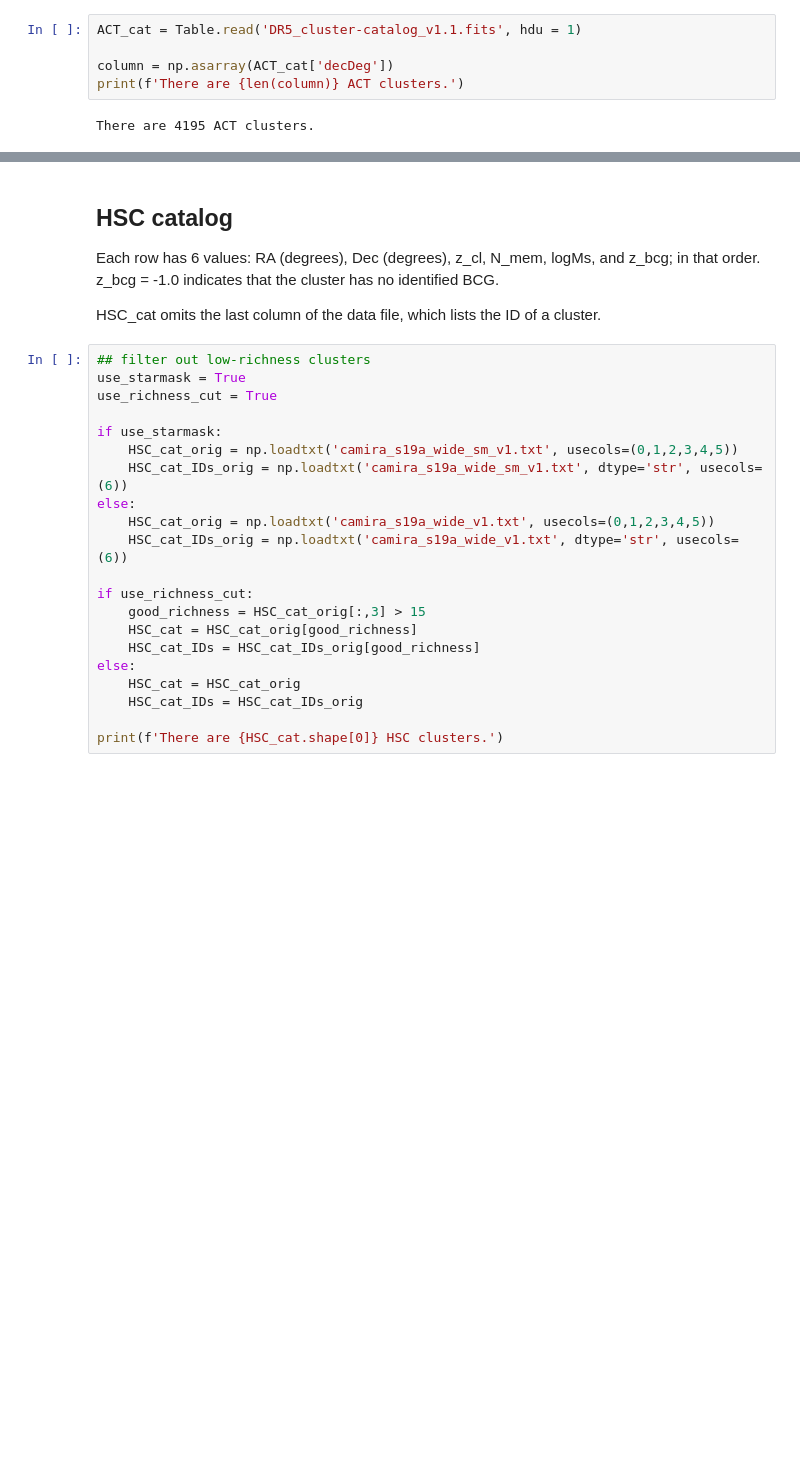
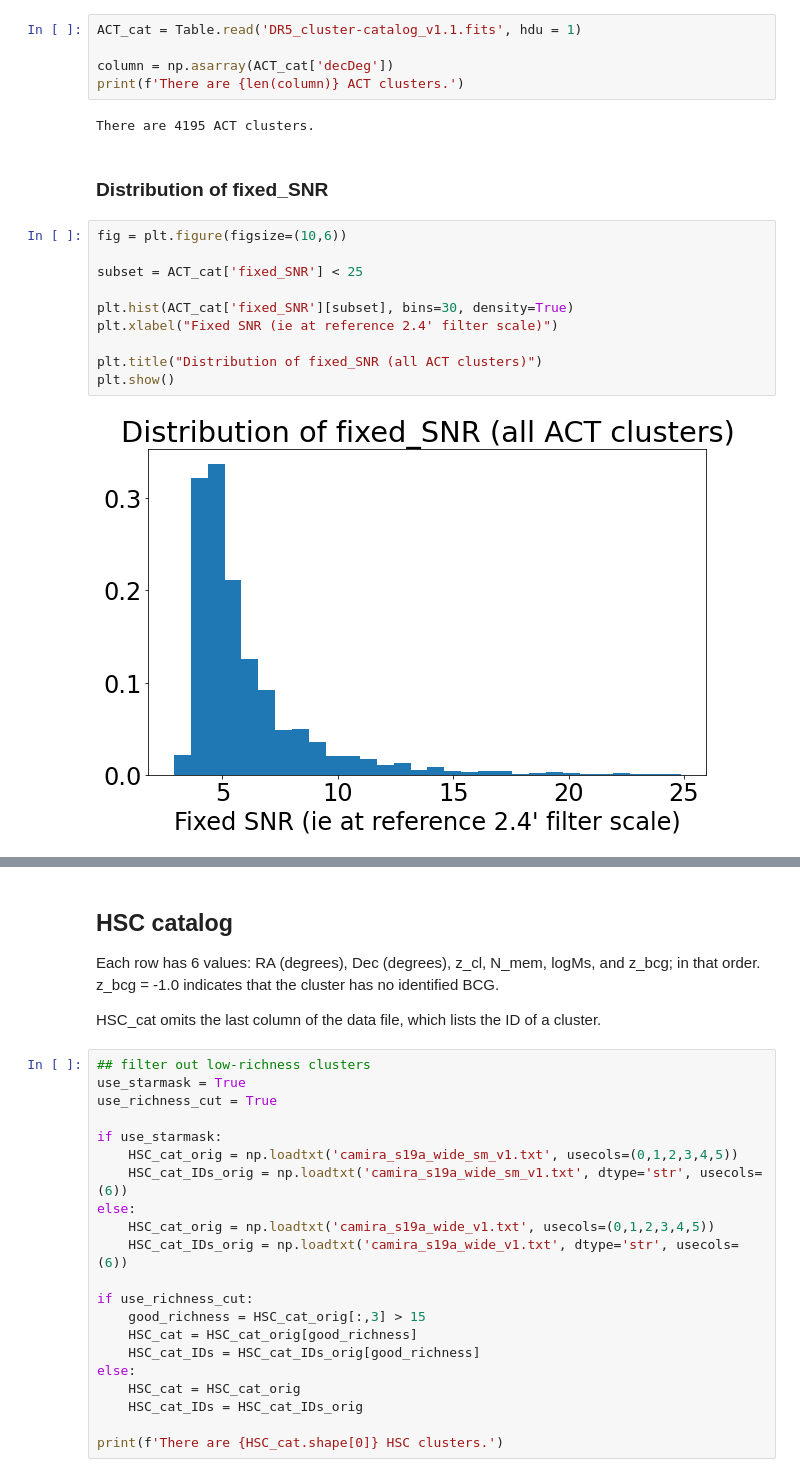
Before and after one commit to Jupiter1994/hsc-miscentering, a Jupyter notebook: HSC_ACT_Offset_Distribution.ipynb, the cells around one changed output, grey strips where cells are left out. Saved outputs shown, nothing was run; the diff lists cells and outputs as text; blank space fills up the shorter version.

```diff
--- a/HSC_ACT_Offset_Distribution.ipynb
+++ b/HSC_ACT_Offset_Distribution.ipynb
@@ -38,3 +38,17 @@ column = np.asarray(ACT_cat['decDeg'])
 print(f'There are {len(column)} ACT clusters.')
 # %% [output]
 There are 4195 ACT clusters.
+# %% [markdown]
+### Distribution of fixed_SNR
+# %%
+fig = plt.figure(figsize=(10,6))
+
+subset = ACT_cat['fixed_SNR'] < 25
+
+plt.hist(ACT_cat['fixed_SNR'][subset], bins=30, density=True)
+plt.xlabel("Fixed SNR (ie at reference 2.4' filter scale)")
+
+plt.title("Distribution of fixed_SNR (all ACT clusters)")
+plt.show()
+# %% [output]
+[figure, added]
```
Also changed, not shown: parts of 11 cells of this notebook.
